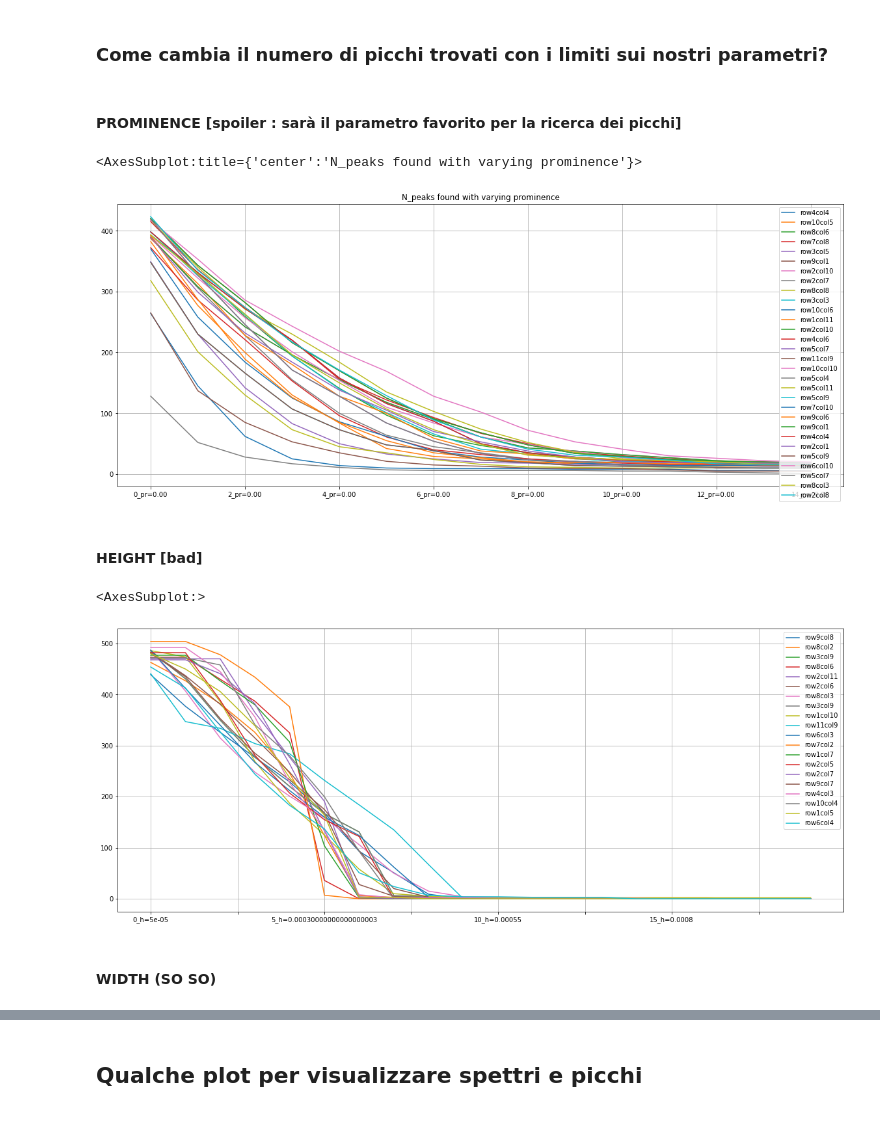
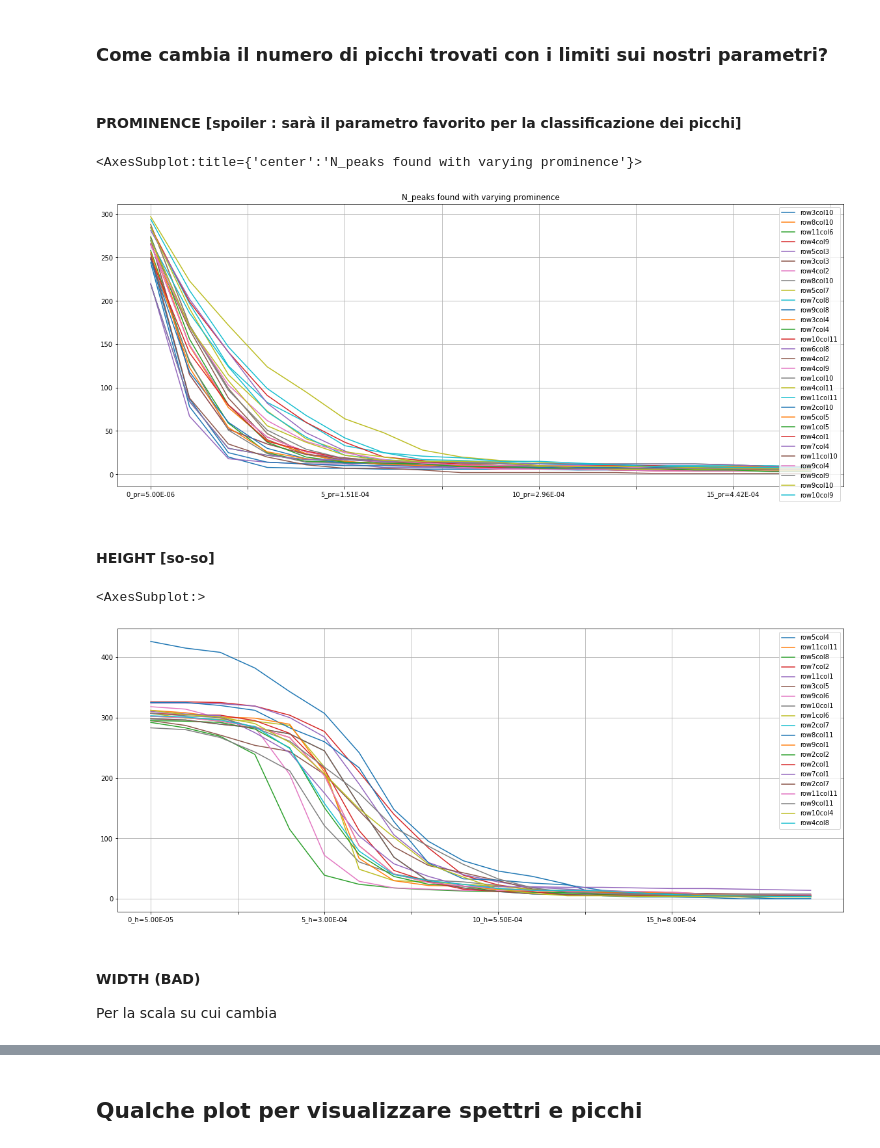
Before and after one commit to wesleyunitn/pythonProject, a Jupyter notebook: notebook/eda1.ipynb, the cells around one changed output, grey strips where cells are left out. Cells and saved outputs as stored; diff of their text form; code cells hidden in the pictures.

```diff
--- a/notebook/eda1.ipynb
+++ b/notebook/eda1.ipynb
@@ -108,15 +68,5 @@ picchi1.picchi['row2col4'].head() # stesso spettro di prima con più proprietà
 # %%
-# versione on the go
-'''
-fig,axes = plt.subplots(4,2,figsize=(20,18),sharey=True)
-chosen1 = choice(picchi1.data.drop('K',axis=1).columns,4)
-chosen2 = choice(picchi2.data.drop('K',axis=1).columns,4)
-for n in range(4):
-    axes[n,0].plot(picchi1.data['K'],picchi1.data[chosen1[n]], label = f'campione_1_spettro_{chosen1[n]}')
-    axes[n,0].legend()
-for n in range(4):
-    axes[n,1].plot(picchi2.data['K'],picchi2.data[chosen2[n]], label = f'campione_1_spettro_{chosen2[n]}')
-    axes[n,1].legend()
-'''
-plot_spettri(picchi1,picchi2)
+
+from src.classes import plot_spettri
+plot_spettri(picchi1,picchi2,peaks=True)
 # %% [output]
@@ -132,26 +82,27 @@ le proprietà selezionabili come threshold o intervallo di accettazione per la r
 # %% [markdown]
 ### Come cambia il numero di picchi trovati con i limiti sui nostri parametri?
 # %% [markdown]
-#### PROMINENCE [spoiler : sarà il parametro favorito per la ricerca dei picchi]
+#### PROMINENCE [spoiler : sarà il parametro favorito per la classificazione dei picchi]
 # %%
 #
 #come cambia in funzione della prominence il numero di picchi che vengono trovati?
 dic = pd.DataFrame({})
 featp = []
-for n,pr in enumerate(np.linspace(0.5*10**-6,10**-5,15)): # NOTARE INTERVALLO 10^-6  10^-5
+for n,pr in enumerate(np.linspace(0.5*10**-5,0.5*10**-3,18)):  # NOTARE INTERVALLO 10^-6  10^-5
     cl = classes.Spettri(data1,npicchi=None,prop={'height':(None,None),'prominence':pr, 'width':(None,None)})
 
     cl.peakfinder()
     featp.append(cl.featextract(statlist=['mean','std','count'], cols=['widths','K','peak_heights','prominences']))
-    dic[f'{n}_pr={pr:.2f}']= featp[n]['count']
+    dic[f'{n}_pr={pr:.2E}']= featp[n]['count']
     del cl
 
+
 dic.T.iloc[:,choice([x for x in range(len(dic.T.columns))],30)].plot(figsize=(20,8),grid=True, xlim=(None,None), title='N_peaks found with varying prominence' )
 # %% [output]
 <AxesSubplot:title={'center':'N_peaks found with varying prominence'}>
-[figure, old version]
+[figure, new version]
 # %% [markdown]
-#### HEIGHT [bad]
+#### HEIGHT [so-so]
 # %%
 #come cambia in funzione della height il numero di picchi che vengono trovati?
 dic = pd.DataFrame({})
@@ -161,15 +112,17 @@ for n,pr in enumerate(np.linspace(0.5*10**-4,10**-3,20)): # INTERVALLO 10^-6 10-
 
     cl.peakfinder()
     feath.append(cl.featextract(statlist=['mean','std','count'], cols=['widths','K','peak_heights','prominences']))
-    dic[f'{n}_h={pr}']= feath[n]['count']
+    dic[f'{n}_h={pr:.2E}']= feath[n]['count']
     del cl
 
 dic.T.iloc[:,choice([x for x in range(len(dic.T.columns))],20)].plot(figsize=(20,8),grid=True, xlim=(None,None))
 # %% [output]
 <AxesSubplot:>
-[figure, old version]
+[figure, new version]
 # %% [markdown]
-#### WIDTH (SO SO)
+#### WIDTH (BAD)
+
+Per la scala su cui cambia
 # %%
 dic = pd.DataFrame({})
 featw = []
```
Also changed, not shown: parts of 39 cells of this notebook, 11 other files.
